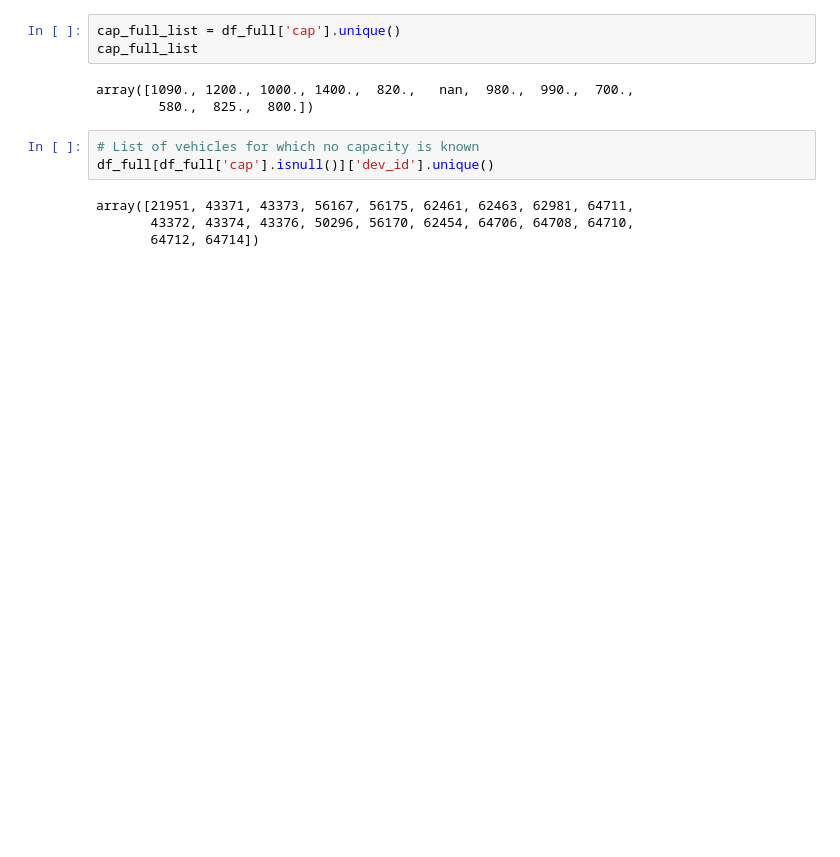
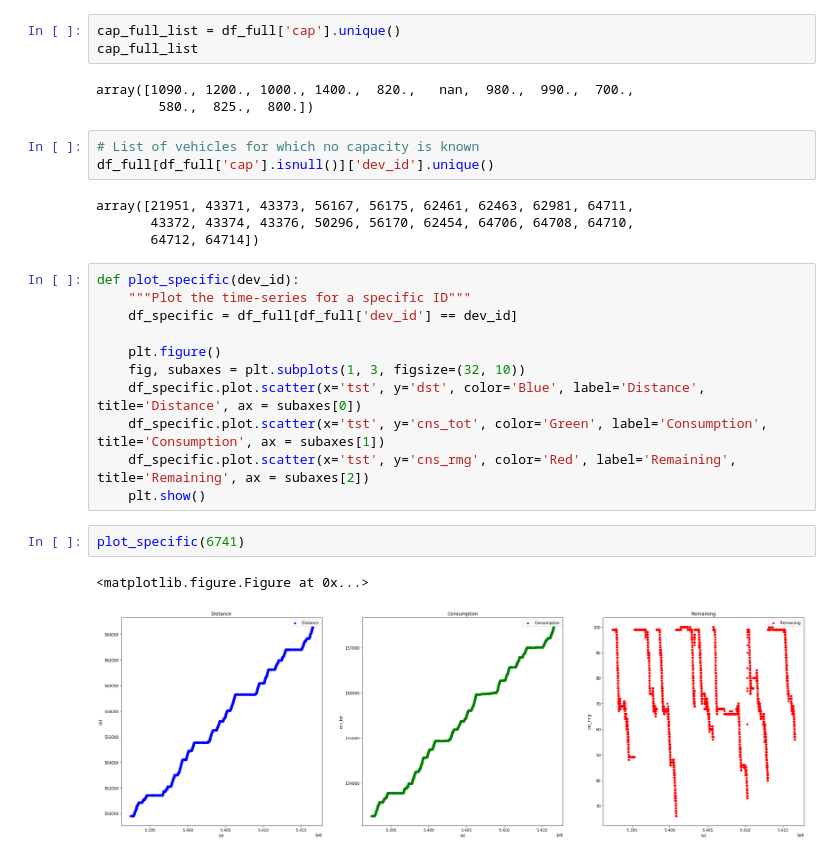
Before and after one commit to machine-learning-helpers/induction-python, a Jupyter notebook: use-cases/service-vehicle-tracking/vehicle-tracking-exploration.ipynb, the cells around one changed output. Drawn from its saved outputs; the diff is of its cells as text; blank space fills up the shorter version.

```diff
--- a/use-cases/service-vehicle-tracking/vehicle-tracking-exploration.ipynb
+++ b/use-cases/service-vehicle-tracking/vehicle-tracking-exploration.ipynb
@@ -117,3 +137,19 @@ df_full[df_full['cap'].isnull()]['dev_id'].unique()
 array([21951, 43371, 43373, 56167, 56175, 62461, 62463, 62981, 64711,
        43372, 43374, 43376, 50296, 56170, 62454, 64706, 64708, 64710,
        64712, 64714])
+# %%
+def plot_specific(dev_id):
+    """Plot the time-series for a specific ID"""
+    df_specific = df_full[df_full['dev_id'] == dev_id]
+
+    plt.figure()
+    fig, subaxes = plt.subplots(1, 3, figsize=(32, 10))
+    df_specific.plot.scatter(x='tst', y='dst', color='Blue', label='Distance', title='Distance', ax = subaxes[0])
+    df_specific.plot.scatter(x='tst', y='cns_tot', color='Green', label='Consumption', title='Consumption', ax = subaxes[1])
+    df_specific.plot.scatter(x='tst', y='cns_rmg', color='Red', label='Remaining', title='Remaining', ax = subaxes[2])
+    plt.show()
+# %%
+plot_specific(6741)
+# %% [output]
+<matplotlib.figure.Figure at 0x...>
+[figure, added]
```
Also changed, not shown: parts of 25 cells of this notebook, 1 other file.
